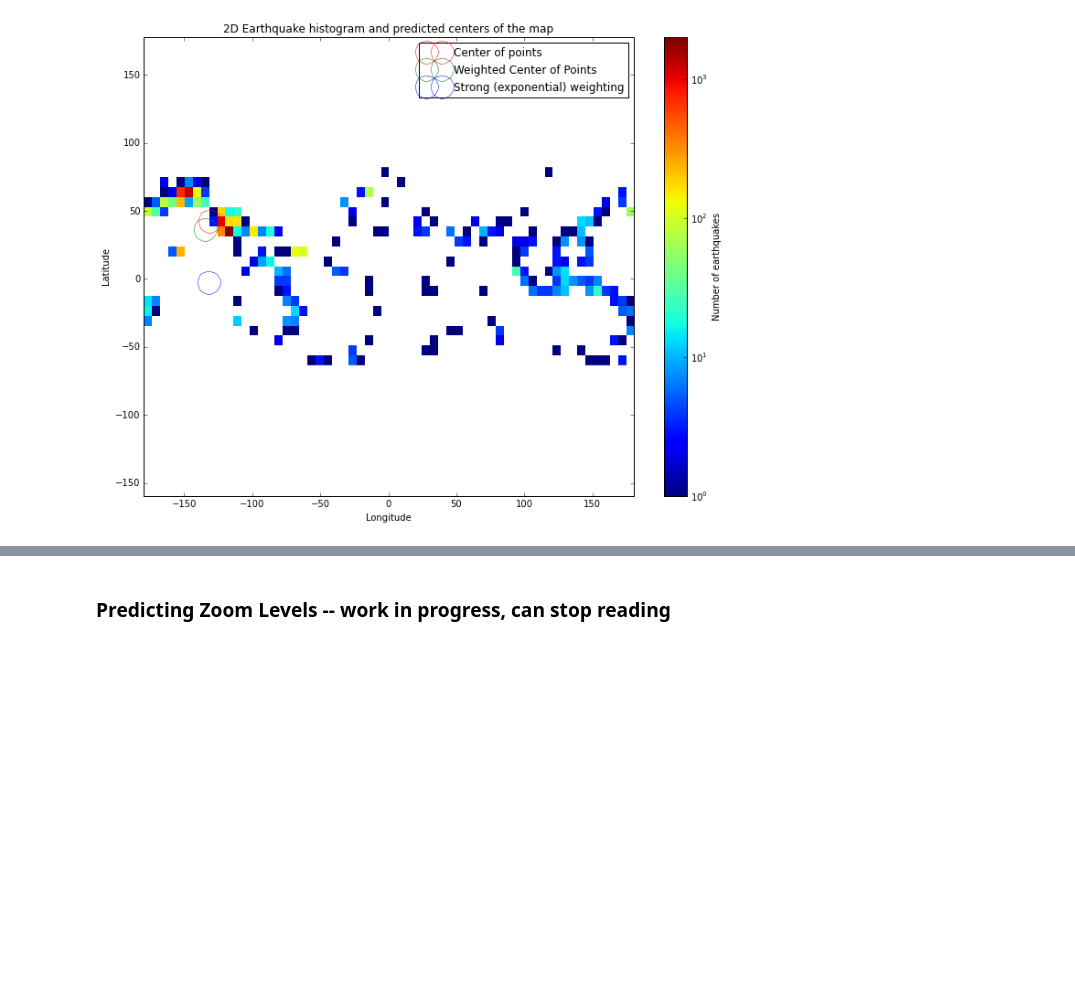
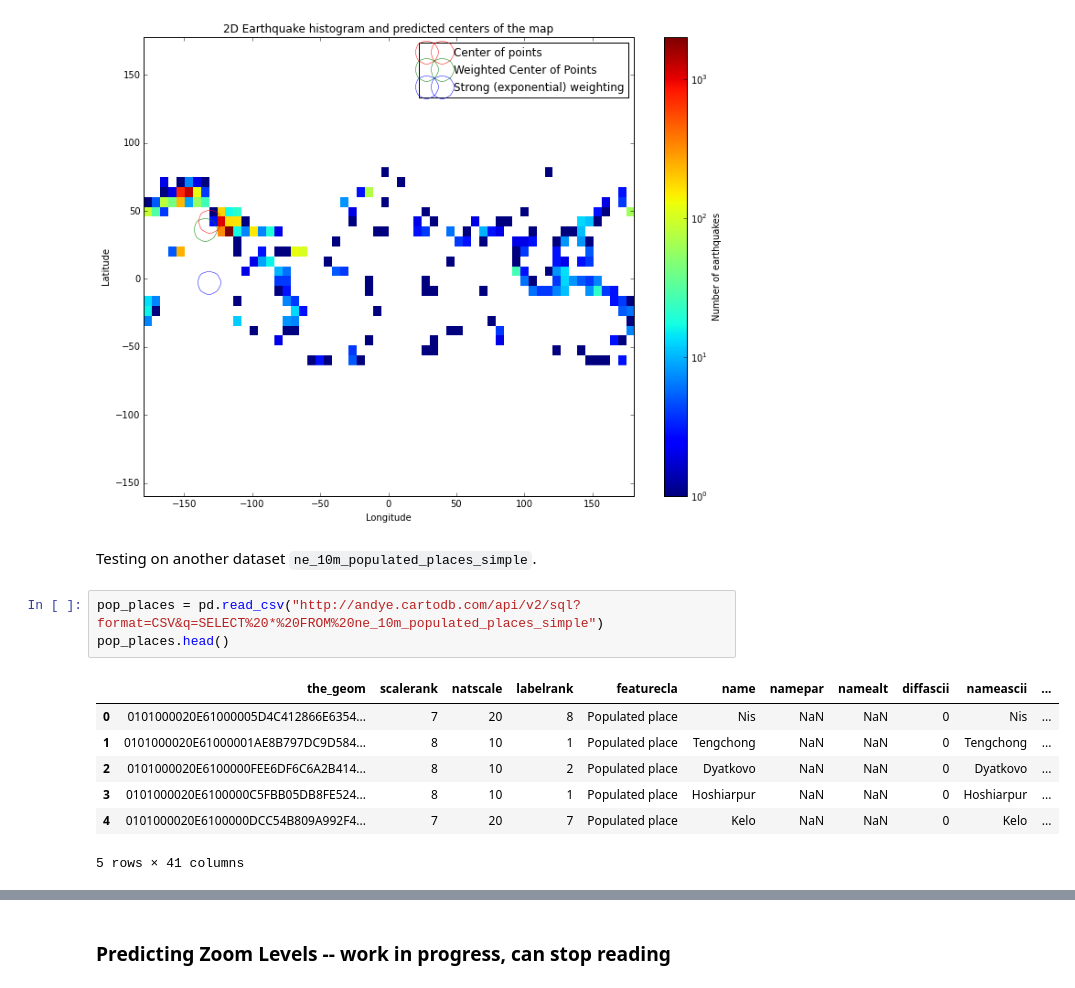
Before and after one commit to andy-esch/tilemath, a Jupyter notebook: dataInformedView.ipynb, the cells around one changed output, grey strips where cells are left out. Saved outputs shown, nothing was run; the diff lists cells and outputs as text; blank space fills up the shorter version.

```diff
--- a/dataInformedView.ipynb
+++ b/dataInformedView.ipynb
@@ -183,3 +183,16 @@ title("2D Earthquake histogram and predicted centers of the map")
 # %% [output]
 <matplotlib.text.Text at 0x...>
 [figure]
+# %% [markdown]
+Testing on another dataset `ne_10m_populated_places_simple`.
+# %%
+pop_places = pd.read_csv("http://andye.cartodb.com/api/v2/sql?format=CSV&q=SELECT%20*%20FROM%20ne_10m_populated_places_simple")
+pop_places.head()
+# %% [output]
+|  | the_geom | scalerank | natscale | labelrank | featurecla | name | namepar | namealt | diffascii | nameascii | ... |
+| 0 | 0101000020E61000005D4C412866E6354... | 7 | 20 | 8 | Populated place | Nis | NaN | NaN | 0 | Nis | ... |
+| 1 | 0101000020E61000001AE8B797DC9D584... | 8 | 10 | 1 | Populated place | Tengchong | NaN | NaN | 0 | Tengchong | ... |
+| 2 | 0101000020E6100000FEE6DF6C6A2B414... | 8 | 10 | 2 | Populated place | Dyatkovo | NaN | NaN | 0 | Dyatkovo | ... |
+| 3 | 0101000020E6100000C5FBB05DB8FE524... | 8 | 10 | 1 | Populated place | Hoshiarpur | NaN | NaN | 0 | Hoshiarpur | ... |
+| 4 | 0101000020E6100000DCC54B809A992F4... | 7 | 20 | 7 | Populated place | Kelo | NaN | NaN | 0 | Kelo | ... |
+5 rows × 41 columns
```
Also changed, not shown: parts of 3 cells of this notebook.
